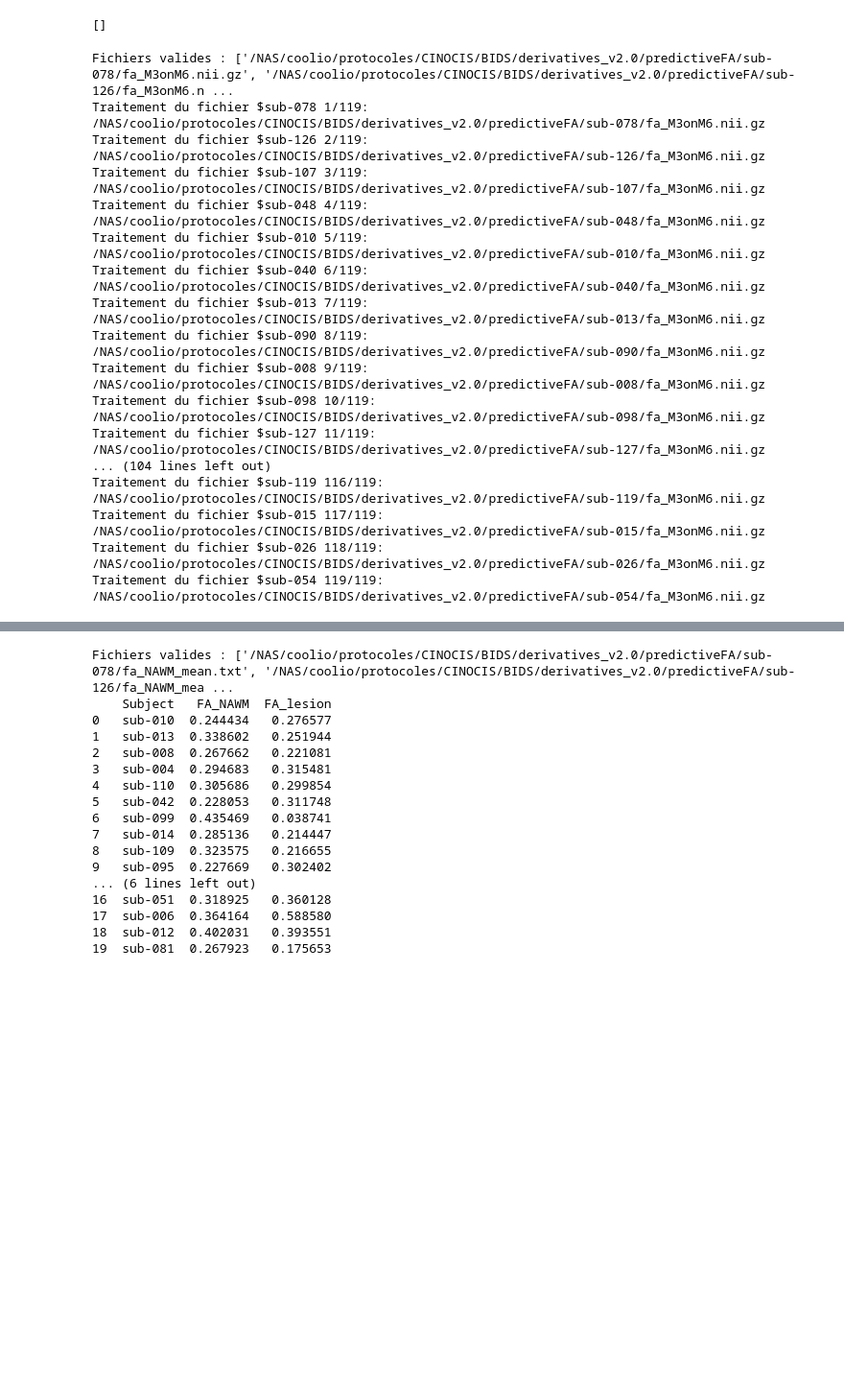
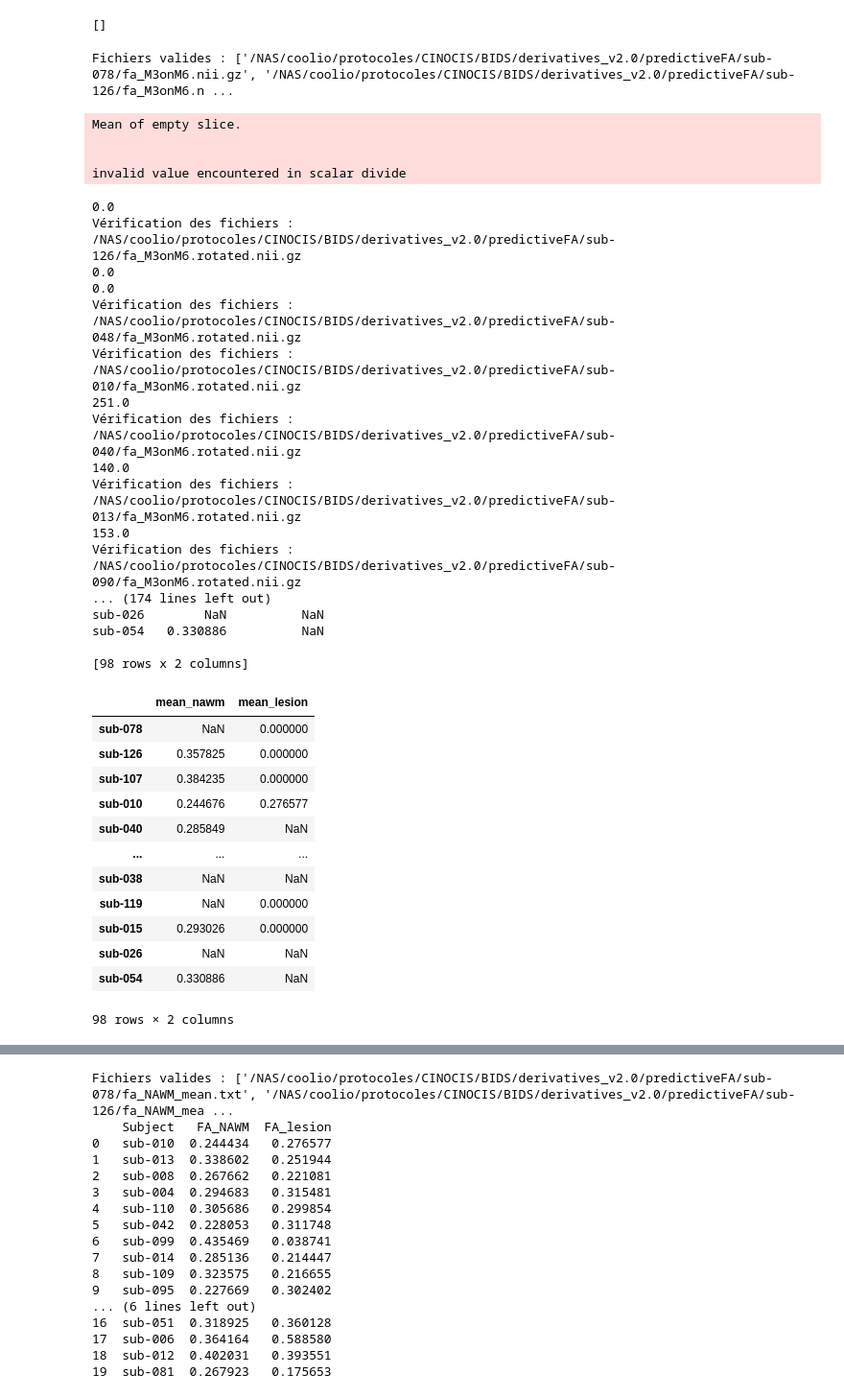
Before and after one commit to RomainViardLille/LiiFE, a Jupyter notebook: CINOCIS_MEAN_FA_ON_PAM50.ipynb, the cells around one changed output, grey strips where cells are left out. Shown at 96% size. Drawn from its saved outputs; the diff is of its cells as text; code cells hidden in the pictures; blank space fills up the shorter version.

```diff
--- a/CINOCIS_MEAN_FA_ON_PAM50.ipynb
+++ b/CINOCIS_MEAN_FA_ON_PAM50.ipynb
@@ -96,12 +96,17 @@ data = {}
 # Afficher des informations sur chaque fichier chargé
 for i, img in enumerate(valid_files[:]):
     SUBJ = img.split('/')[8]
-    print(f"Traitement du fichier ${SUBJ} {i+1}/{len(valid_files[:])}: {img}")
-    DWI_quant = nib.load(img).get_fdata()
+    # print(f"Traitement du fichier ${SUBJ} {i+1}/{len(valid_files[:])}: {img}")
+    if os.path.exists(img.replace('fa_M3onM6.nii.gz','fa_M3onM6.rotated.nii.gz')) :
+        DWI_quant = nib.load(img.replace('fa_M3onM6.nii.gz','fa_M3onM6.rotated.nii.gz')).get_fdata()
+        print(f"Vérification des fichiers : {img.replace('fa_M3onM6.nii.gz','fa_M3onM6.rotated.nii.gz')}")
+    else :
+        DWI_quant = nib.load(img).get_fdata()
+
     # Calculer la moyenne de DWI_quant pour les voxels dans filtered_vert_data
-    nawm_name = f'/NAS/coolio/protocoles/CINOCIS/BIDS/derivatives_v2.0/predictiveFA/{SUBJ}/mask_NAWM_M6_eroded_3_6.nii.gz'
-    lesion_name = f'/NAS/coolio/protocoles/CINOCIS/BIDS/derivatives_v2.0/predictiveFA/{SUBJ}/mask_lesion_M3_eroded_3_6.nii.gz'
-    print(f"Vérification des fichiers : {nawm_name}, {lesion_name}")
+    nawm_name = f'/NAS/coolio/protocoles/CINOCIS/BIDS/derivatives_v2.0/predictiveFA/{SUBJ}/NAWM.nii.gz'
+    lesion_name = f'/NAS/coolio/protocoles/CINOCIS/BIDS/derivatives_v2.0/predictiveFA/{SUBJ}/mask_lesion_M6_eroded_3_6.nii.gz'
+
     if os.path.exists(nawm_name) and os.path.exists(lesion_name):
         nawm_data = nib.load(nawm_name).get_fdata()
         mean_nawm = np.mean(DWI_quant[(nawm_data == 1) & (DWI_quant != 0)])
@@ -114,8 +119,14 @@ for i, img in enumerate(valid_files[:]):
         else:
             mean_lesion = np.mean(DWI_quant[(filtered_vert_data == 1) & (DWI_quant != 0)])
 
-        print(f"Moyenne pour NAWM : {mean_nawm}")
-        print(f"Moyenne pour lesion : {mean_lesion}")
+        # Ajouter les résultats au dictionnaire
+        data[SUBJ] = {'mean_nawm': mean_nawm, 'mean_lesion': mean_lesion}
+
+# Créer un DataFrame à partir du dictionnaire
+df_results = pd.DataFrame.from_dict(data, orient='index')
+
+# Afficher le DataFrame
+print(df_results)
 
 # # Afficher l'histogramme
 # plt.hist(DWI_quant[filtered_vert_data == 1], bins=50, color='blue', alpha=0.7)
@@ -125,19 +136,40 @@ for i, img in enumerate(valid_files[:]):
 # plt.show()
 # %% [output]
 Fichiers valides : ['/NAS/coolio/protocoles/CINOCIS/BIDS/derivatives_v2.0/predictiveFA/sub-078/fa_M3onM6.nii.gz', '/NAS/coolio/protocoles/CINOCIS/BIDS/derivatives_v2.0/predictiveFA/sub-126/fa_M3onM6.n ...
-Traitement du fichier $sub-078 1/119: /NAS/coolio/protocoles/CINOCIS/BIDS/derivatives_v2.0/predictiveFA/sub-078/fa_M3onM6.nii.gz
-Traitement du fichier $sub-126 2/119: /NAS/coolio/protocoles/CINOCIS/BIDS/derivatives_v2.0/predictiveFA/sub-126/fa_M3onM6.nii.gz
-Traitement du fichier $sub-107 3/119: /NAS/coolio/protocoles/CINOCIS/BIDS/derivatives_v2.0/predictiveFA/sub-107/fa_M3onM6.nii.gz
-Traitement du fichier $sub-048 4/119: /NAS/coolio/protocoles/CINOCIS/BIDS/derivatives_v2.0/predictiveFA/sub-048/fa_M3onM6.nii.gz
-Traitement du fichier $sub-010 5/119: /NAS/coolio/protocoles/CINOCIS/BIDS/derivatives_v2.0/predictiveFA/sub-010/fa_M3onM6.nii.gz
-Traitement du fichier $sub-040 6/119: /NAS/coolio/protocoles/CINOCIS/BIDS/derivatives_v2.0/predictiveFA/sub-040/fa_M3onM6.nii.gz
-Traitement du fichier $sub-013 7/119: /NAS/coolio/protocoles/CINOCIS/BIDS/derivatives_v2.0/predictiveFA/sub-013/fa_M3onM6.nii.gz
-Traitement du fichier $sub-090 8/119: /NAS/coolio/protocoles/CINOCIS/BIDS/derivatives_v2.0/predictiveFA/sub-090/fa_M3onM6.nii.gz
-Traitement du fichier $sub-008 9/119: /NAS/coolio/protocoles/CINOCIS/BIDS/derivatives_v2.0/predictiveFA/sub-008/fa_M3onM6.nii.gz
-Traitement du fichier $sub-098 10/119: /NAS/coolio/protocoles/CINOCIS/BIDS/derivatives_v2.0/predictiveFA/sub-098/fa_M3onM6.nii.gz
-Traitement du fichier $sub-127 11/119: /NAS/coolio/protocoles/CINOCIS/BIDS/derivatives_v2.0/predictiveFA/sub-127/fa_M3onM6.nii.gz
-... (104 lines left out)
-Traitement du fichier $sub-119 116/119: /NAS/coolio/protocoles/CINOCIS/BIDS/derivatives_v2.0/predictiveFA/sub-119/fa_M3onM6.nii.gz
-Traitement du fichier $sub-015 117/119: /NAS/coolio/protocoles/CINOCIS/BIDS/derivatives_v2.0/predictiveFA/sub-015/fa_M3onM6.nii.gz
-Traitement du fichier $sub-026 118/119: /NAS/coolio/protocoles/CINOCIS/BIDS/derivatives_v2.0/predictiveFA/sub-026/fa_M3onM6.nii.gz
-Traitement du fichier $sub-054 119/119: /NAS/coolio/protocoles/CINOCIS/BIDS/derivatives_v2.0/predictiveFA/sub-054/fa_M3onM6.nii.gz
+Mean of empty slice.
+
+
+invalid value encountered in scalar divide
+0.0
+Vérification des fichiers : /NAS/coolio/protocoles/CINOCIS/BIDS/derivatives_v2.0/predictiveFA/sub-126/fa_M3onM6.rotated.nii.gz
+0.0
+0.0
+Vérification des fichiers : /NAS/coolio/protocoles/CINOCIS/BIDS/derivatives_v2.0/predictiveFA/sub-048/fa_M3onM6.rotated.nii.gz
+Vérification des fichiers : /NAS/coolio/protocoles/CINOCIS/BIDS/derivatives_v2.0/predictiveFA/sub-010/fa_M3onM6.rotated.nii.gz
+251.0
+Vérification des fichiers : /NAS/coolio/protocoles/CINOCIS/BIDS/derivatives_v2.0/predictiveFA/sub-040/fa_M3onM6.rotated.nii.gz
+140.0
+Vérification des fichiers : /NAS/coolio/protocoles/CINOCIS/BIDS/derivatives_v2.0/predictiveFA/sub-013/fa_M3onM6.rotated.nii.gz
+153.0
+Vérification des fichiers : /NAS/coolio/protocoles/CINOCIS/BIDS/derivatives_v2.0/predictiveFA/sub-090/fa_M3onM6.rotated.nii.gz
+... (174 lines left out)
+sub-026        NaN          NaN
+sub-054   0.330886          NaN
+
+[98 rows x 2 columns]
+# %%
+df_results.rename(columns={'index': 'Subject'}, inplace=True)
+# %% [output]
+|  | mean_nawm | mean_lesion |
+| sub-078 | NaN | 0.000000 |
+| sub-126 | 0.357825 | 0.000000 |
+| sub-107 | 0.384235 | 0.000000 |
+| sub-010 | 0.244676 | 0.276577 |
+| sub-040 | 0.285849 | NaN |
+| ... | ... | ... |
+| sub-038 | NaN | NaN |
+| sub-119 | NaN | 0.000000 |
+| sub-015 | 0.293026 | 0.000000 |
+| sub-026 | NaN | NaN |
+| sub-054 | 0.330886 | NaN |
+98 rows × 2 columns
```
Also changed, not shown: parts of 4 cells of this notebook, 1 other file.
